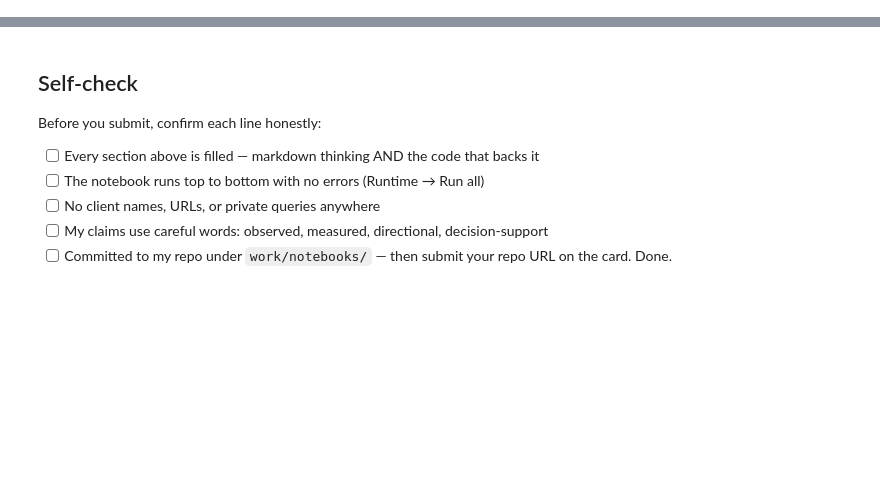
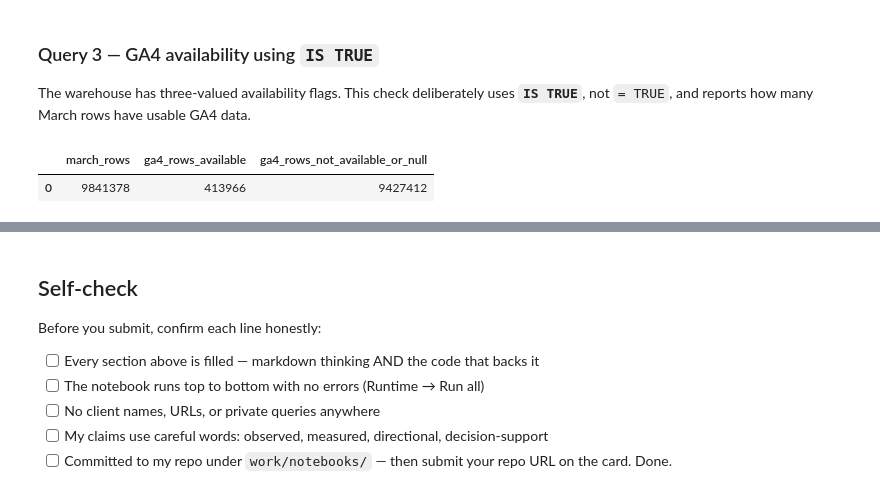
Before and after one commit to amey05081999/Flyrank-Internship-Amey-Naik, a Jupyter notebook: work/notebooks/w03_data_contract.ipynb, the cells around one changed output, grey strips where cells are left out. Saved outputs shown, nothing was run; the diff lists cells and outputs as text; code cells hidden in the pictures; blank space fills up the shorter version.

```diff
--- a/work/notebooks/w03_data_contract.ipynb
+++ b/work/notebooks/w03_data_contract.ipynb
@@ -33,0 +95,20 @@ This skeleton is yours to fill. Work the sections **in order** — each one has
+# %% [markdown]
+### Query 3 — GA4 availability using `IS TRUE`
+
+The warehouse has three-valued availability flags. This check deliberately uses **`IS TRUE`**, not `= TRUE`, and reports how many March rows have usable GA4 data.
+# %%
+# Verification query 3 — availability; use IS TRUE
+q3 = con.sql(f"""
+SELECT
+    COUNT(*) AS march_rows,
+    COUNT(*) FILTER (WHERE ga4_data_available IS TRUE) AS ga4_rows_available,
+    COUNT(*) FILTER (WHERE ga4_data_available IS NOT TRUE) AS ga4_rows_not_available_or_null
+FROM read_parquet('{MARCH}')
+""").df()
+
+display(q3)
+
+assert int(q3.loc[0, "ga4_rows_available"]) <= int(q3.loc[0, "march_rows"])
+# %% [output]
+|  | march_rows | ga4_rows_available | ga4_rows_not_available_or_null |
+| 0 | 9841378 | 413966 | 9427412 |
```
Also changed, not shown: parts of 17 cells of this notebook.
